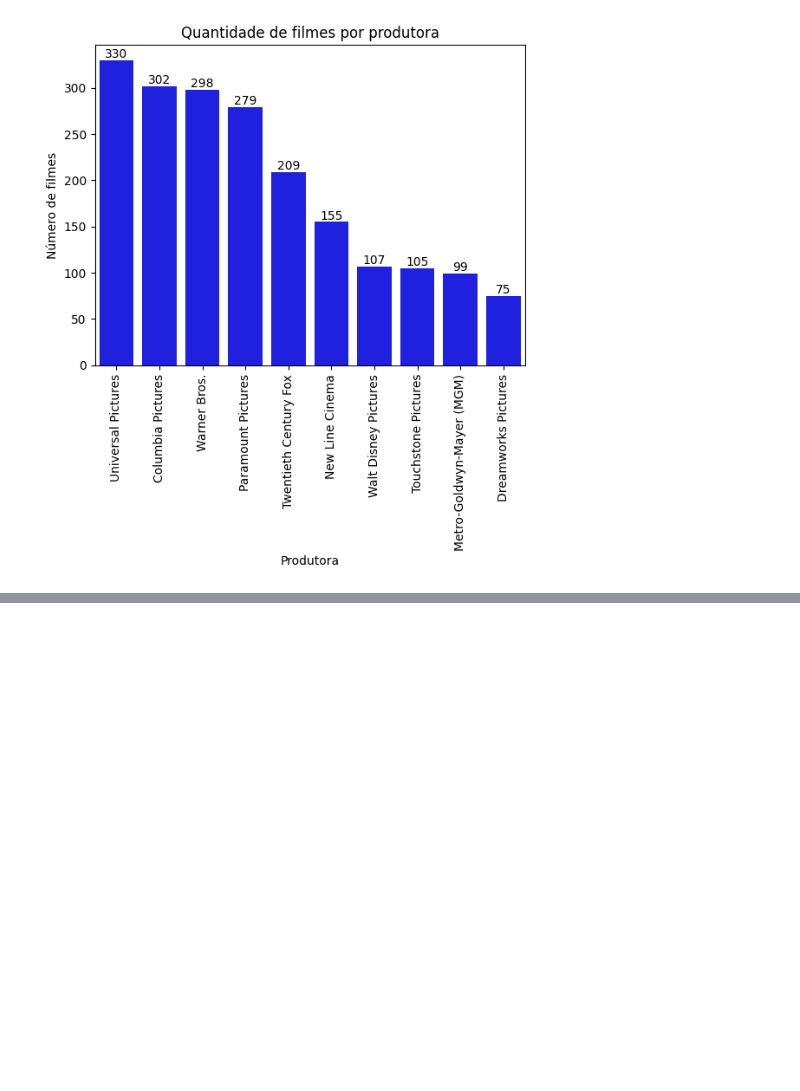
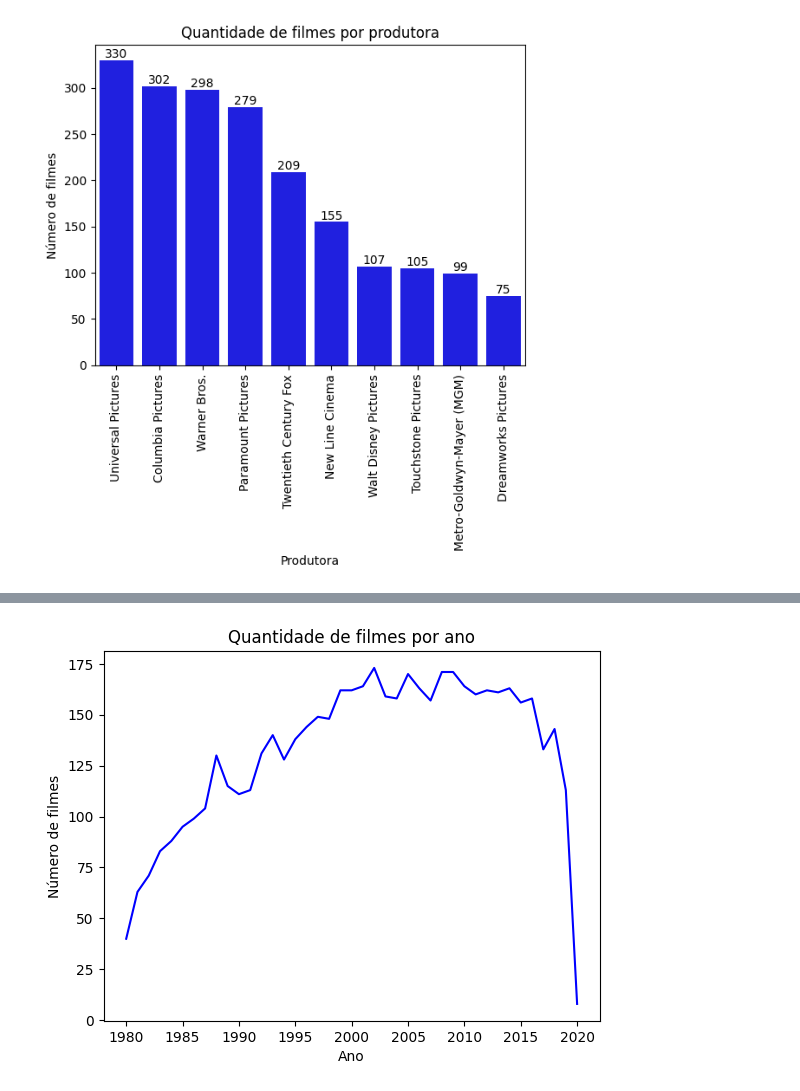
Before and after one commit to guicns/movie-industry-analysis, a Jupyter notebook: python_analysis/movies_python_analysis.ipynb, the cells around one changed output, grey strips where cells are left out. Drawn from its saved outputs; the diff is of its cells as text; code cells hidden in the pictures; blank space fills up the shorter version.

```diff
--- a/python_analysis/movies_python_analysis.ipynb
+++ b/python_analysis/movies_python_analysis.ipynb
@@ -212,0 +213,3 @@ plt.show()
+# %%
+year_count = df.year.value_counts()
+print(year_count)
@@ -212,0 +234,10 @@ plt.show()
+# %%
+ax = sns.lineplot(data=year_count, color='blue',)
+
+plt.xlabel('Ano')
+plt.ylabel('Número de filmes')
+plt.title('Quantidade de filmes por ano')
+#plt.xticks(rotation=90)
+plt.show()
+# %% [output]
+[figure, added]
```
Also changed, not shown: parts of 4 cells of this notebook, 1 other file.
